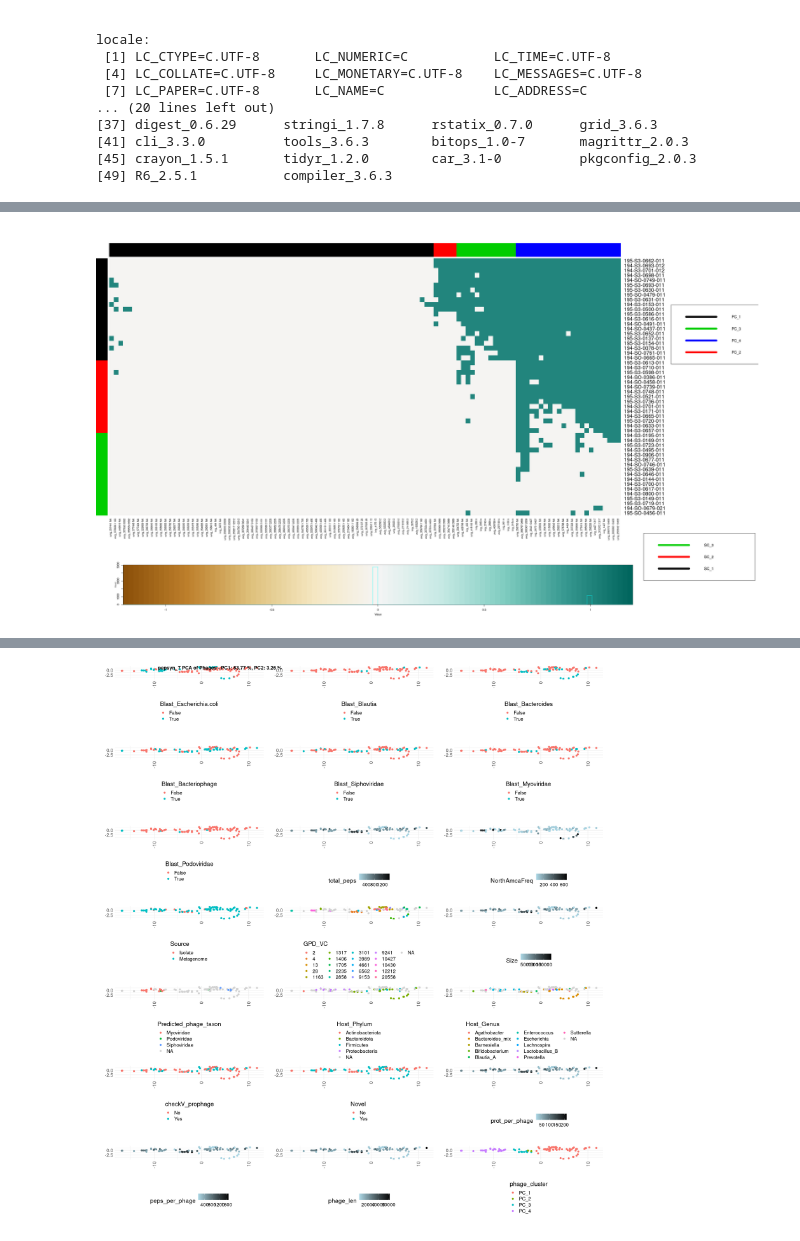
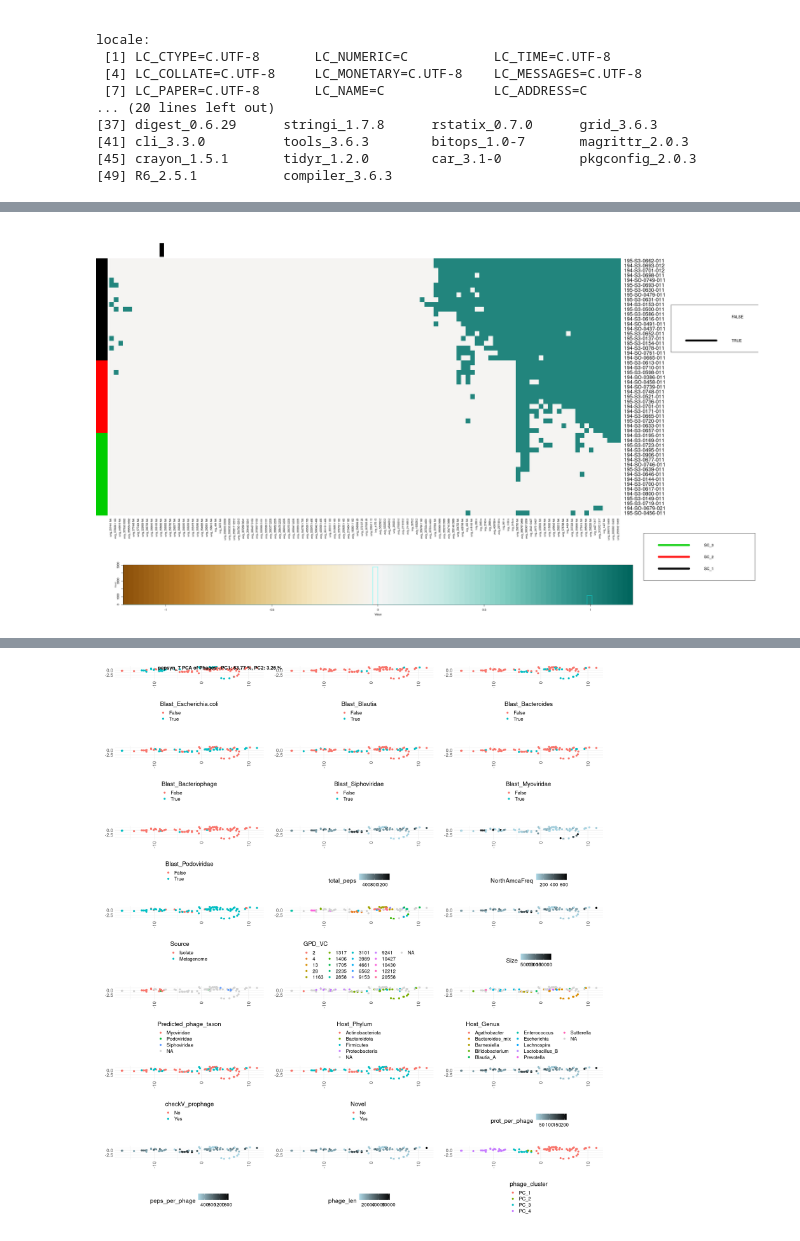
Before and after one commit to kepsi/Dolphyn, a Jupyter notebook: Manuscript Analyses/GPD_PhARscore.ipynb, the cells around one changed output, grey strips where cells are left out. Saved outputs shown, nothing was run; the diff lists cells and outputs as text; code cells hidden in the pictures.

```diff
--- a/Manuscript Analyses/GPD_PhARscore.ipynb
+++ b/Manuscript Analyses/GPD_PhARscore.ipynb
@@ -298,4 +302,4 @@ merge(sample_clusters) %>% merge(phage_clusters) -> phar
 # %%
-my_hm_funtion("phage_cluster","sample_cluster","pepsyn_7","vir_score_bin", max_vals = 1.2)
+my_hm_funtion("prevotella","sample_cluster","pepsyn_7","vir_score_bin", max_vals = 1.2)
 # %% [output]
-[figure, old version]
+[figure, new version]
```
Also changed, not shown: parts of 28 cells of this notebook, 17 other files.
